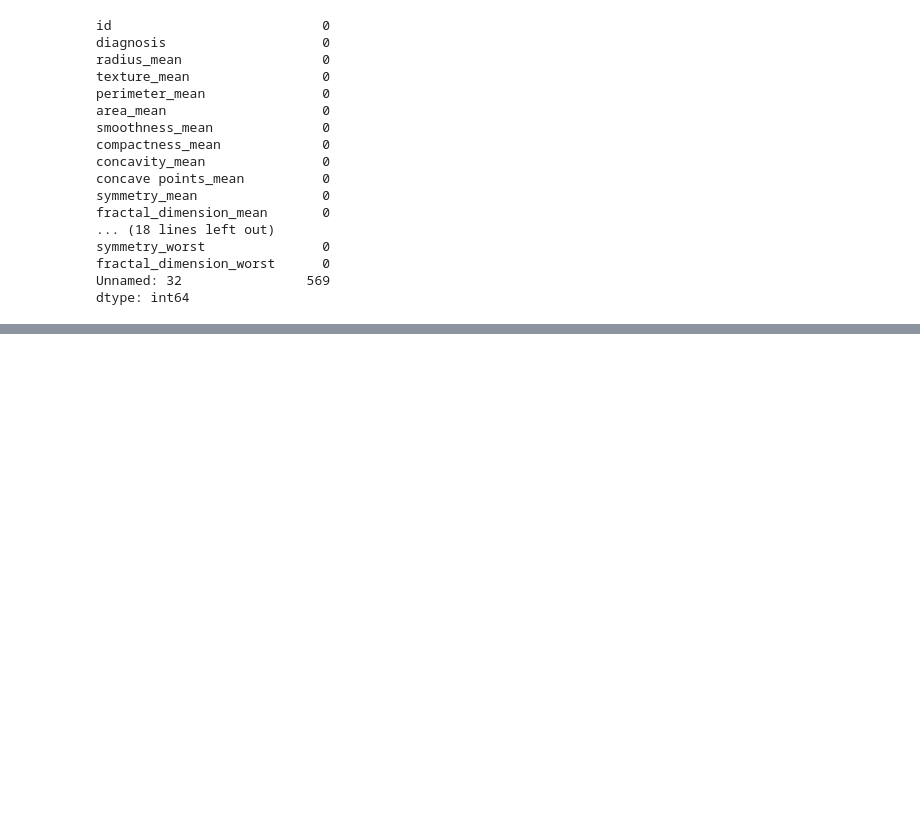
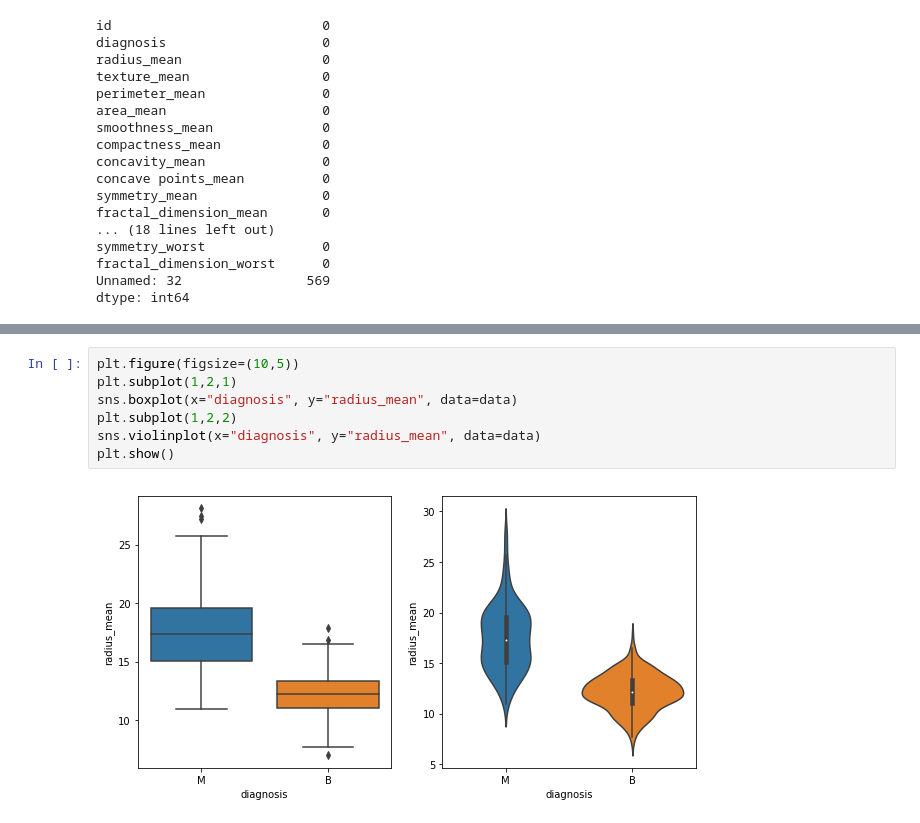
Before and after one commit to 221710307063/Breast-Cancer-EDA, a Jupyter notebook: BreastCancer.ipynb, the cells around one changed output, grey strips where cells are left out. Drawn from its saved outputs; the diff is of its cells as text; blank space fills up the shorter version.

```diff
--- a/BreastCancer.ipynb
+++ b/BreastCancer.ipynb
@@ -164,0 +163,9 @@ data.head()
+# %%
+plt.figure(figsize=(10,5))
+plt.subplot(1,2,1)
+sns.boxplot(x="diagnosis", y="radius_mean", data=data)
+plt.subplot(1,2,2)
+sns.violinplot(x="diagnosis", y="radius_mean", data=data)
+plt.show()
+# %% [output]
+[figure, added]
```
Also changed, not shown: parts of 9 cells of this notebook.
